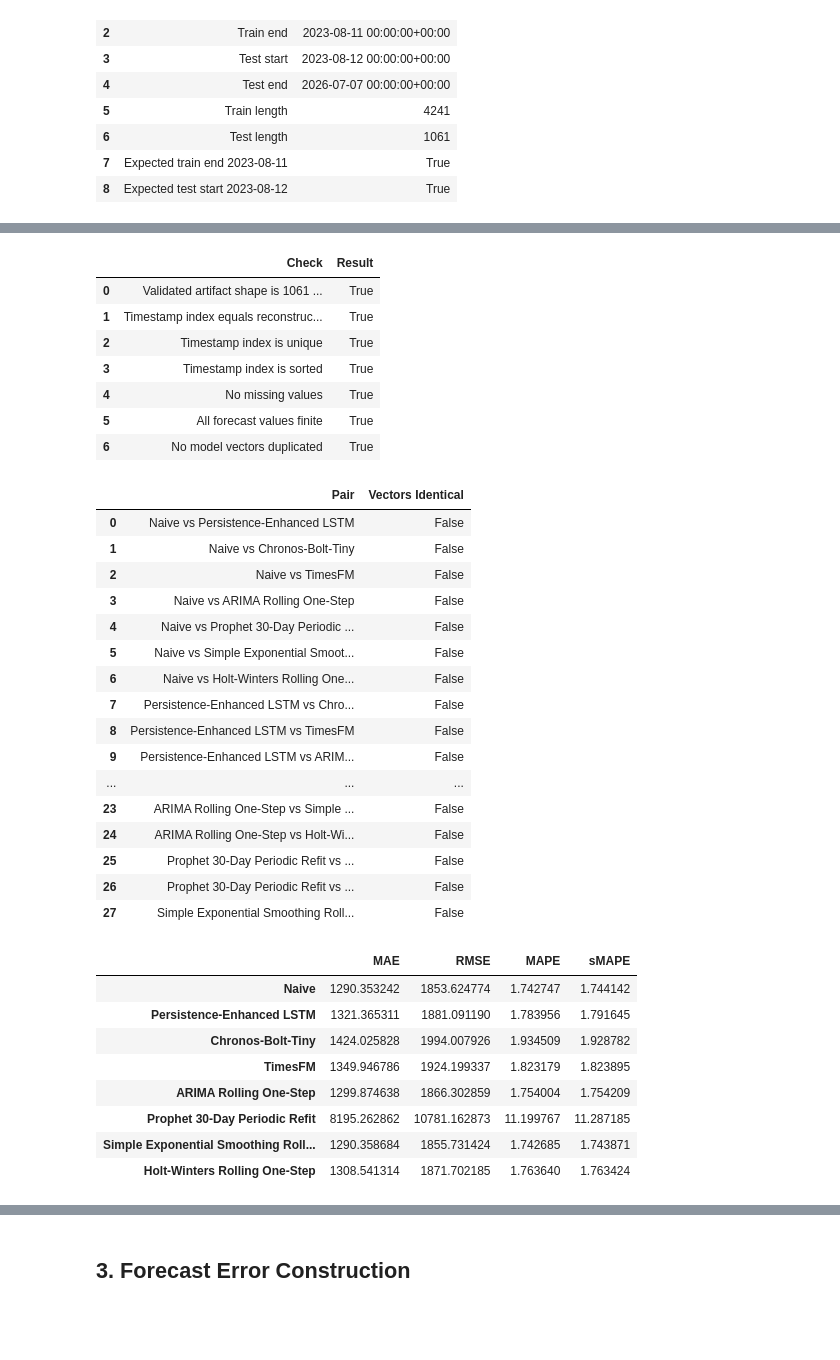
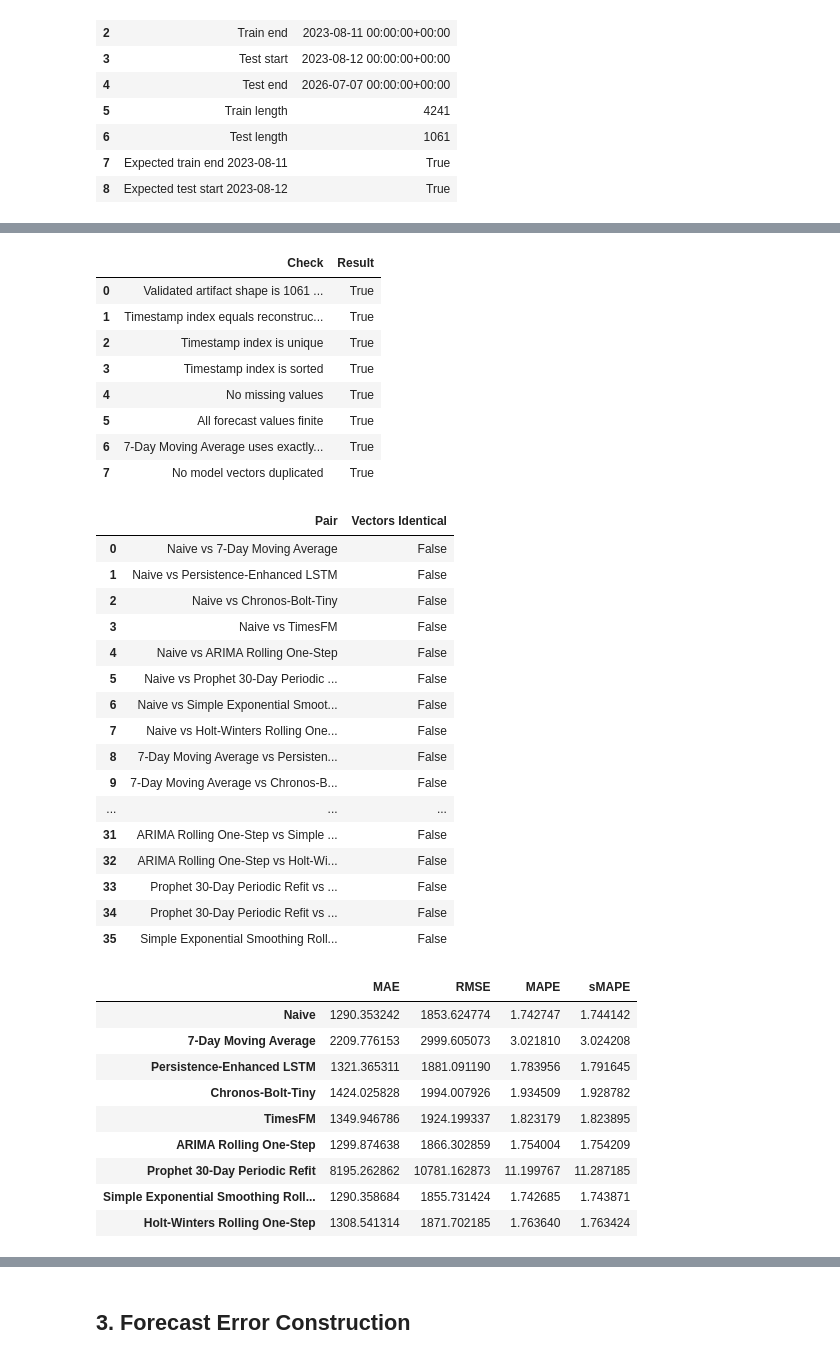
Before and after one commit to mdsoadsolaiman/Time-Series-Foundation-Models, a Jupyter notebook: notebooks/09_Statistical_Significance_Test.ipynb, the cells around one changed output, grey strips where cells are left out. Saved outputs shown, nothing was run; the diff lists cells and outputs as text; code cells hidden in the pictures; blank space fills up the shorter version.

```diff
--- a/notebooks/09_Statistical_Significance_Test.ipynb
+++ b/notebooks/09_Statistical_Significance_Test.ipynb
@@ -54,6 +54,10 @@ train = target.iloc[:split_idx]
 test = target.iloc[split_idx:]
 y_test = test.rename("y_test")
 naive_forecast = target.shift(1).reindex(test.index).rename("naive_forecast")
+moving_average_7 = target.shift(1).rolling(window=7).mean().reindex(test.index).rename("7-Day Moving Average")
+assert moving_average_7.index.equals(test.index) and not moving_average_7.isna().any()
+for timestamp in test.index:
+    assert target.loc[:timestamp].iloc[:-1].tail(7).index.max() < timestamp
 
 split_verification = pd.DataFrame(
     [
@@ -140,6 +146,7 @@ forecast_source_status
 # %%
 forecasts_for_testing = {
     "Naive": naive_forecast,
+    "7-Day Moving Average": moving_average_7,
     "Persistence-Enhanced LSTM": persistence_enhanced_lstm,
     "Chronos-Bolt-Tiny": chronos_bolt_tiny_forecast,
     "TimesFM": timesfm_forecast,
@@ -162,52 +169,55 @@ for left_position, left_name in enumerate(model_vector_frame.columns):
                 "Pair": f"{left_name} vs {right_name}",
                 "Vectors Identical": bool(model_vector_frame[left_name].equals(model_vector_frame[right_name])),
             }
         )
 duplicated_vector_check = pd.DataFrame(duplicated_vector_pairs)
 
 integrity_checks = pd.DataFrame(
     [
         {"Check": "Validated artifact shape is 1061 x 9 after Timestamp index", "Result": forecast_results.shape == (1061, 9)},
         {"Check": "Timestamp index equals reconstructed test index", "Result": forecast_results.index.equals(test.index)},
         {"Check": "Timestamp index is unique", "Result": forecast_results.index.is_unique},
         {"Check": "Timestamp index is sorted", "Result": forecast_results.index.is_monotonic_increasing},
         {"Check": "No missing values", "Result": not forecast_results[required_columns].isna().any().any()},
         {"Check": "All forecast values finite", "Result": np.isfinite(forecast_results[required_columns].to_numpy(dtype=float)).all()},
+        {"Check": "7-Day Moving Average uses exactly seven strictly prior observations", "Result": all(target.loc[:timestamp].iloc[:-1].tail(7).index.max() < timestamp for timestamp in test.index)},
         {"Check": "No model vectors duplicated", "Result": not duplicated_vector_check["Vectors Identical"].any()},
     ]
 )
 
 display(integrity_checks)
 display(duplicated_vector_check)
 forecast_metric_recalculation
 # %% [output]
 |  | Check | Result |
 | 0 | Validated artifact shape is 1061 ... | True |
 | 1 | Timestamp index equals reconstruc... | True |
 | 2 | Timestamp index is unique | True |
 | 3 | Timestamp index is sorted | True |
 | 4 | No missing values | True |
 | 5 | All forecast values finite | True |
-| 6 | No model vectors duplicated | True |
+| 6 | 7-Day Moving Average uses exactly... | True |
+| 7 | No model vectors duplicated | True |
 |  | Pair | Vectors Identical |
-| 0 | Naive vs Persistence-Enhanced LSTM | False |
-| 1 | Naive vs Chronos-Bolt-Tiny | False |
-| 2 | Naive vs TimesFM | False |
-| 3 | Naive vs ARIMA Rolling One-Step | False |
-| 4 | Naive vs Prophet 30-Day Periodic ... | False |
-| 5 | Naive vs Simple Exponential Smoot... | False |
-| 6 | Naive vs Holt-Winters Rolling One... | False |
-| 7 | Persistence-Enhanced LSTM vs Chro... | False |
-| 8 | Persistence-Enhanced LSTM vs TimesFM | False |
-| 9 | Persistence-Enhanced LSTM vs ARIM... | False |
+| 0 | Naive vs 7-Day Moving Average | False |
+| 1 | Naive vs Persistence-Enhanced LSTM | False |
+| 2 | Naive vs Chronos-Bolt-Tiny | False |
+| 3 | Naive vs TimesFM | False |
+| 4 | Naive vs ARIMA Rolling One-Step | False |
+| 5 | Naive vs Prophet 30-Day Periodic ... | False |
+| 6 | Naive vs Simple Exponential Smoot... | False |
+| 7 | Naive vs Holt-Winters Rolling One... | False |
+| 8 | 7-Day Moving Average vs Persisten... | False |
+| 9 | 7-Day Moving Average vs Chronos-B... | False |
 | ... | ... | ... |
-| 23 | ARIMA Rolling One-Step vs Simple ... | False |
-| 24 | ARIMA Rolling One-Step vs Holt-Wi... | False |
-| 25 | Prophet 30-Day Periodic Refit vs ... | False |
-| 26 | Prophet 30-Day Periodic Refit vs ... | False |
-| 27 | Simple Exponential Smoothing Roll... | False |
+| 31 | ARIMA Rolling One-Step vs Simple ... | False |
+| 32 | ARIMA Rolling One-Step vs Holt-Wi... | False |
+| 33 | Prophet 30-Day Periodic Refit vs ... | False |
+| 34 | Prophet 30-Day Periodic Refit vs ... | False |
+| 35 | Simple Exponential Smoothing Roll... | False |
 |  | MAE | RMSE | MAPE | sMAPE |
 | Naive | 1290.353242 | 1853.624774 | 1.742747 | 1.744142 |
+| 7-Day Moving Average | 2209.776153 | 2999.605073 | 3.021810 | 3.024208 |
 | Persistence-Enhanced LSTM | 1321.365311 | 1881.091190 | 1.783956 | 1.791645 |
 | Chronos-Bolt-Tiny | 1424.025828 | 1994.007926 | 1.934509 | 1.928782 |
 | TimesFM | 1349.946786 | 1924.199337 | 1.823179 | 1.823895 |
```
Also changed, not shown: parts of 11 cells of this notebook, 2 other files.
